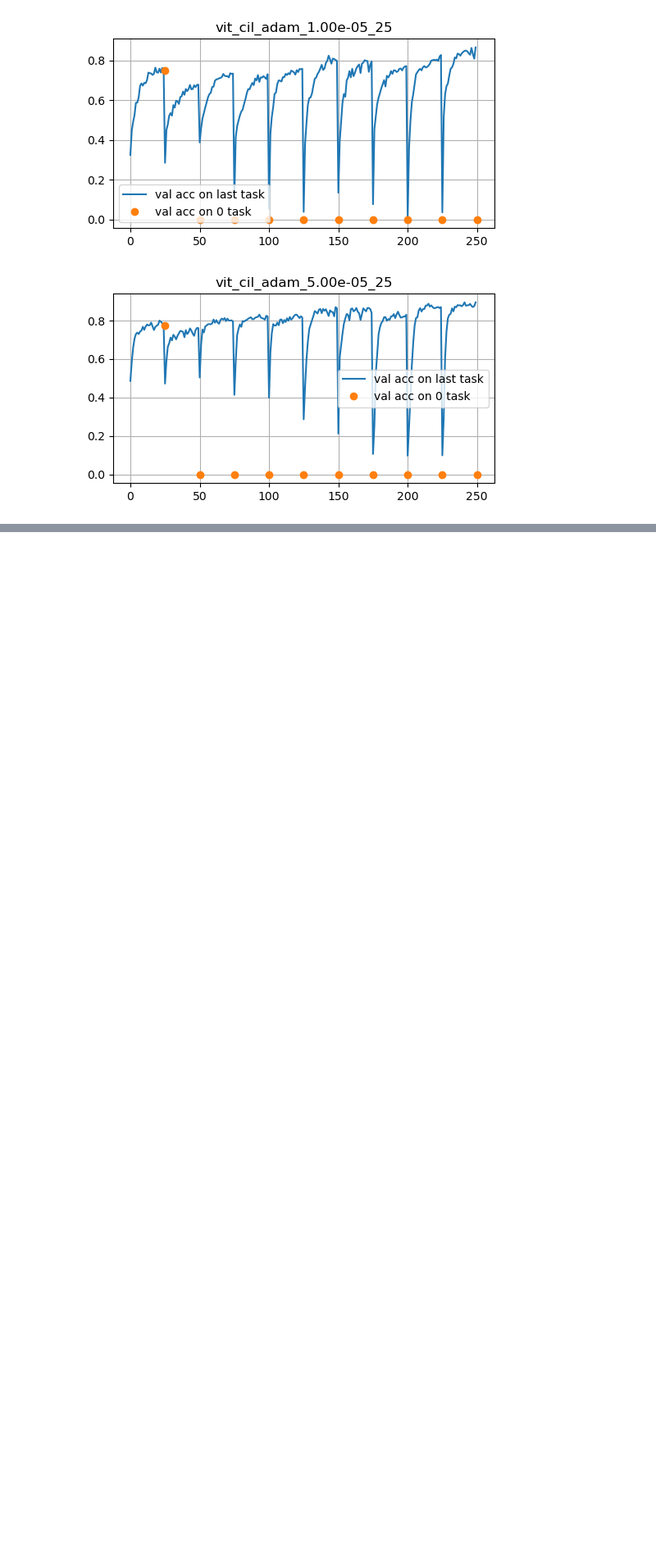
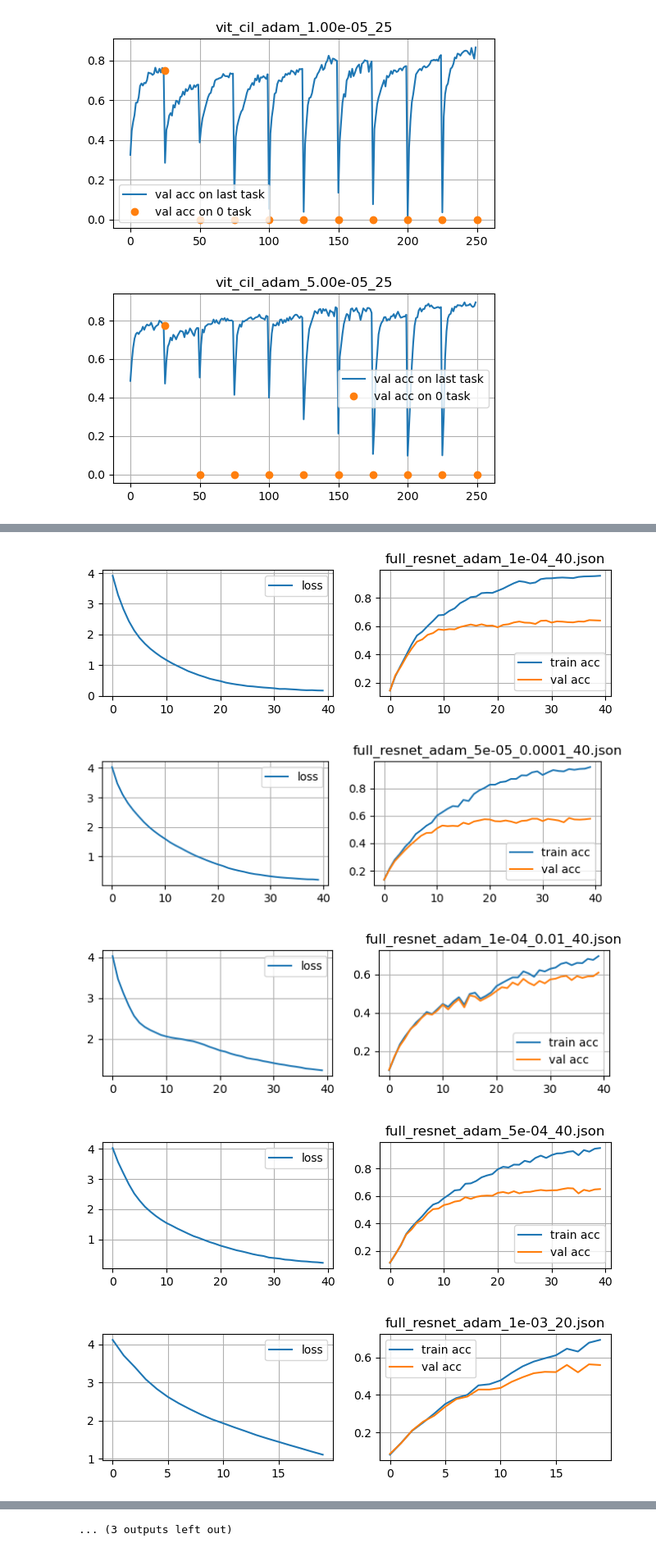
Before and after one commit to mipt-alexa/continual-learning, a Jupyter notebook: visualize.ipynb, the cells around one changed output, grey strips where cells are left out. Shown at 82% size. Cells and saved outputs as stored; diff of their text form; code cells hidden in the pictures; blank space fills up the shorter version.

```diff
--- a/visualize.ipynb
+++ b/visualize.ipynb
@@ -72,0 +149,10 @@ for name in run_name:
+# %%
+from os import listdir
+
+[plot_full(dir) for dir in listdir("./pipeline/results") if "full" in dir]
+# %% [output]
+[figure, added]
+[figure, added]
+[figure, added]
+[figure, added]
+[figure, added]
@@ -72,0 +166 @@ for name in run_name:
+... (3 outputs left out)
```
Also changed, not shown: parts of 13 cells of this notebook, 32 other files.
